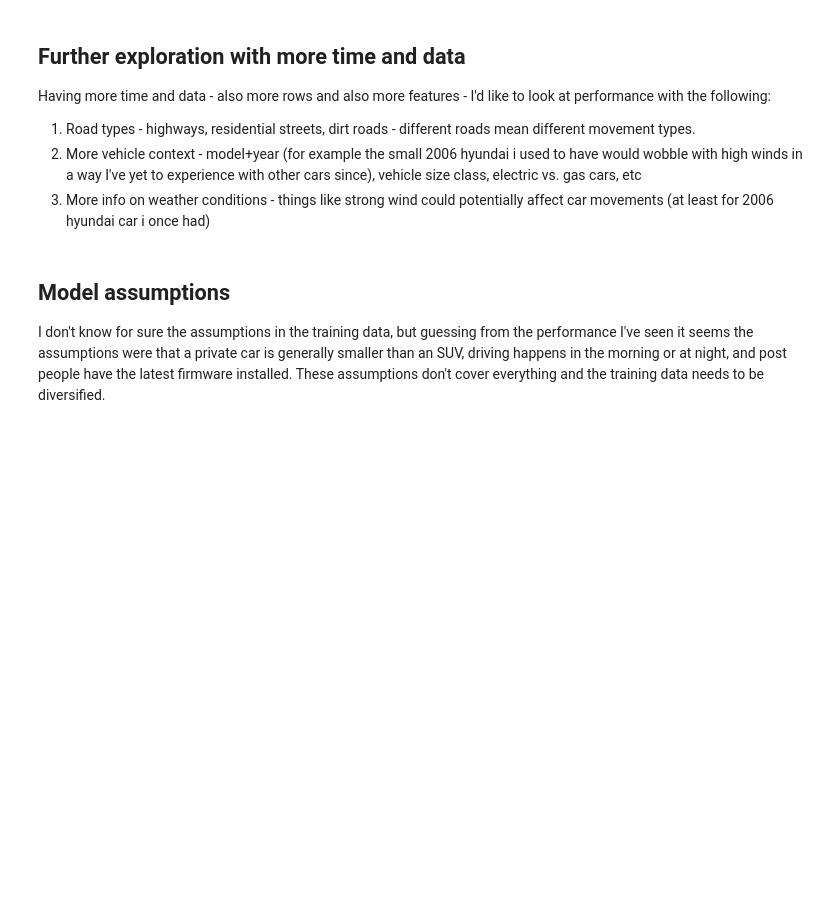
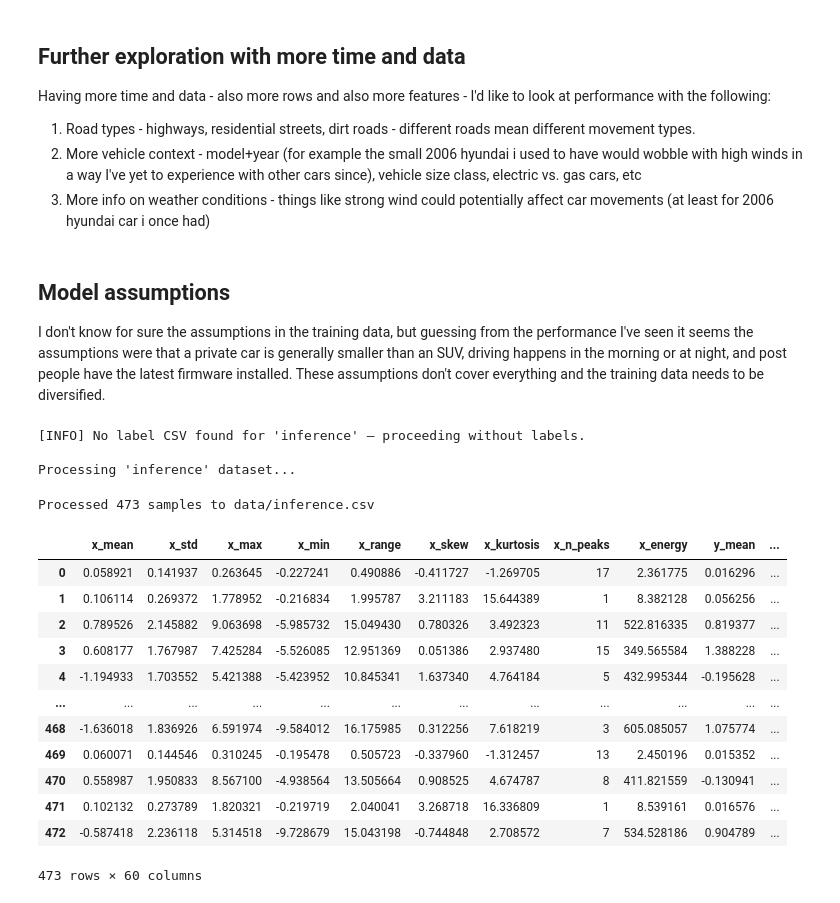
Before and after one commit to DanielleMenu/sensor-analysis-assignment, a Jupyter notebook: example.ipynb, the cells around one changed output. Drawn from its saved outputs; the diff is of its cells as text; code cells hidden in the pictures; blank space fills up the shorter version.

```diff
--- a/example.ipynb
+++ b/example.ipynb
@@ -74,0 +77,21 @@ I don't know for sure the assumptions in the training data, but guessing from th
+# %%
+from extract_features import process_dataset
+process_dataset('inference')
+# %% [output]
+[INFO] No label CSV found for 'inference' – proceeding without labels.
+
+Processing 'inference' dataset...
+Processed 473 samples to data/inference.csv
+|  | x_mean | x_std | x_max | x_min | x_range | x_skew | x_kurtosis | x_n_peaks | x_energy | y_mean | ... |
+| 0 | 0.058921 | 0.141937 | 0.263645 | -0.227241 | 0.490886 | -0.411727 | -1.269705 | 17 | 2.361775 | 0.016296 | ... |
+| 1 | 0.106114 | 0.269372 | 1.778952 | -0.216834 | 1.995787 | 3.211183 | 15.644389 | 1 | 8.382128 | 0.056256 | ... |
+| 2 | 0.789526 | 2.145882 | 9.063698 | -5.985732 | 15.049430 | 0.780326 | 3.492323 | 11 | 522.816335 | 0.819377 | ... |
+| 3 | 0.608177 | 1.767987 | 7.425284 | -5.526085 | 12.951369 | 0.051386 | 2.937480 | 15 | 349.565584 | 1.388228 | ... |
+| 4 | -1.194933 | 1.703552 | 5.421388 | -5.423952 | 10.845341 | 1.637340 | 4.764184 | 5 | 432.995344 | -0.195628 | ... |
+| ... | ... | ... | ... | ... | ... | ... | ... | ... | ... | ... | ... |
+| 468 | -1.636018 | 1.836926 | 6.591974 | -9.584012 | 16.175985 | 0.312256 | 7.618219 | 3 | 605.085057 | 1.075774 | ... |
+| 469 | 0.060071 | 0.144546 | 0.310245 | -0.195478 | 0.505723 | -0.337960 | -1.312457 | 13 | 2.450196 | 0.015352 | ... |
+| 470 | 0.558987 | 1.950833 | 8.567100 | -4.938564 | 13.505664 | 0.908525 | 4.674787 | 8 | 411.821559 | -0.130941 | ... |
+| 471 | 0.102132 | 0.273789 | 1.820321 | -0.219719 | 2.040041 | 3.268718 | 16.336809 | 1 | 8.539161 | 0.016576 | ... |
+| 472 | -0.587418 | 2.236118 | 5.314518 | -9.728679 | 15.043198 | -0.744848 | 2.708572 | 7 | 534.528186 | 0.904789 | ... |
+473 rows × 60 columns
```
Also changed, not shown: parts of 30 cells of this notebook.
